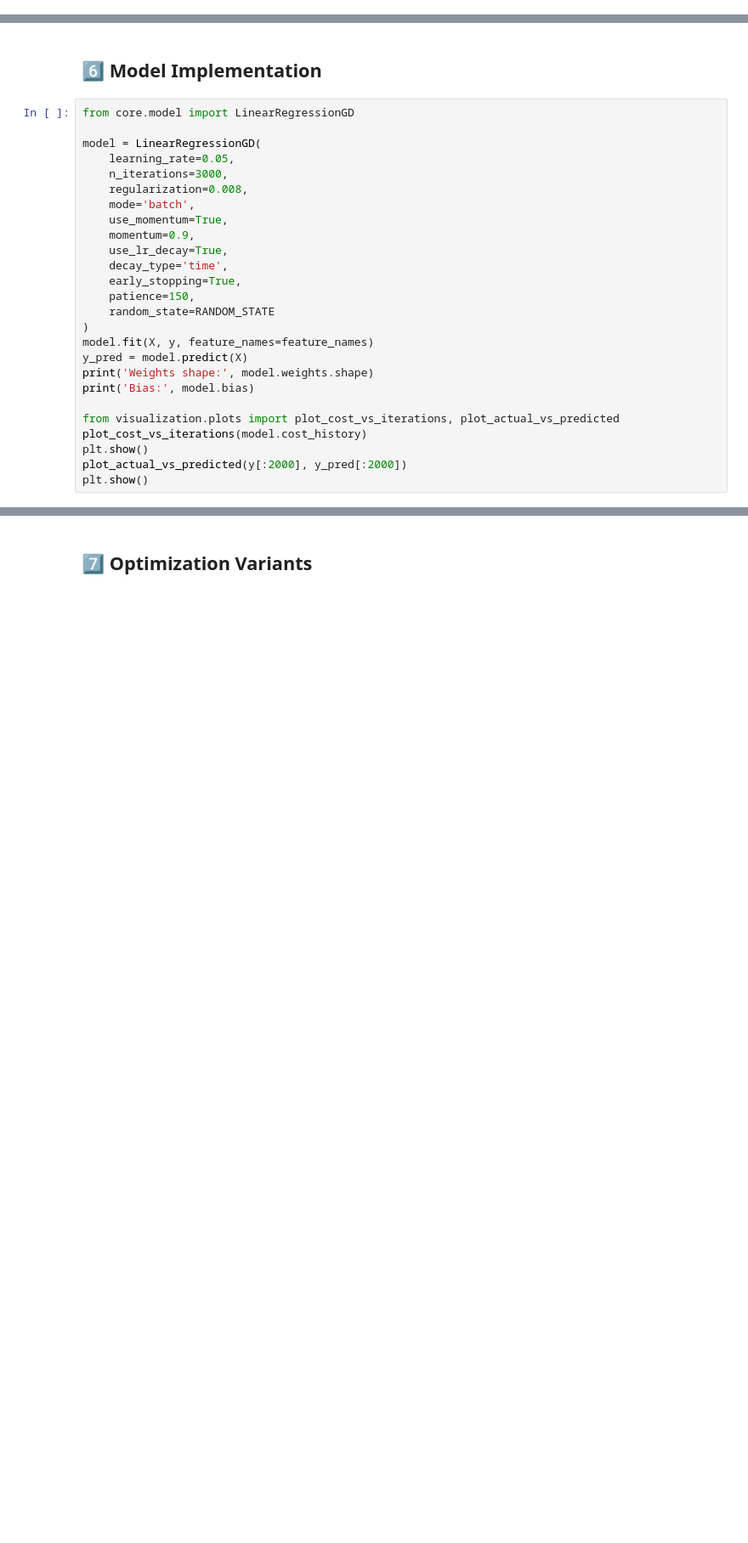
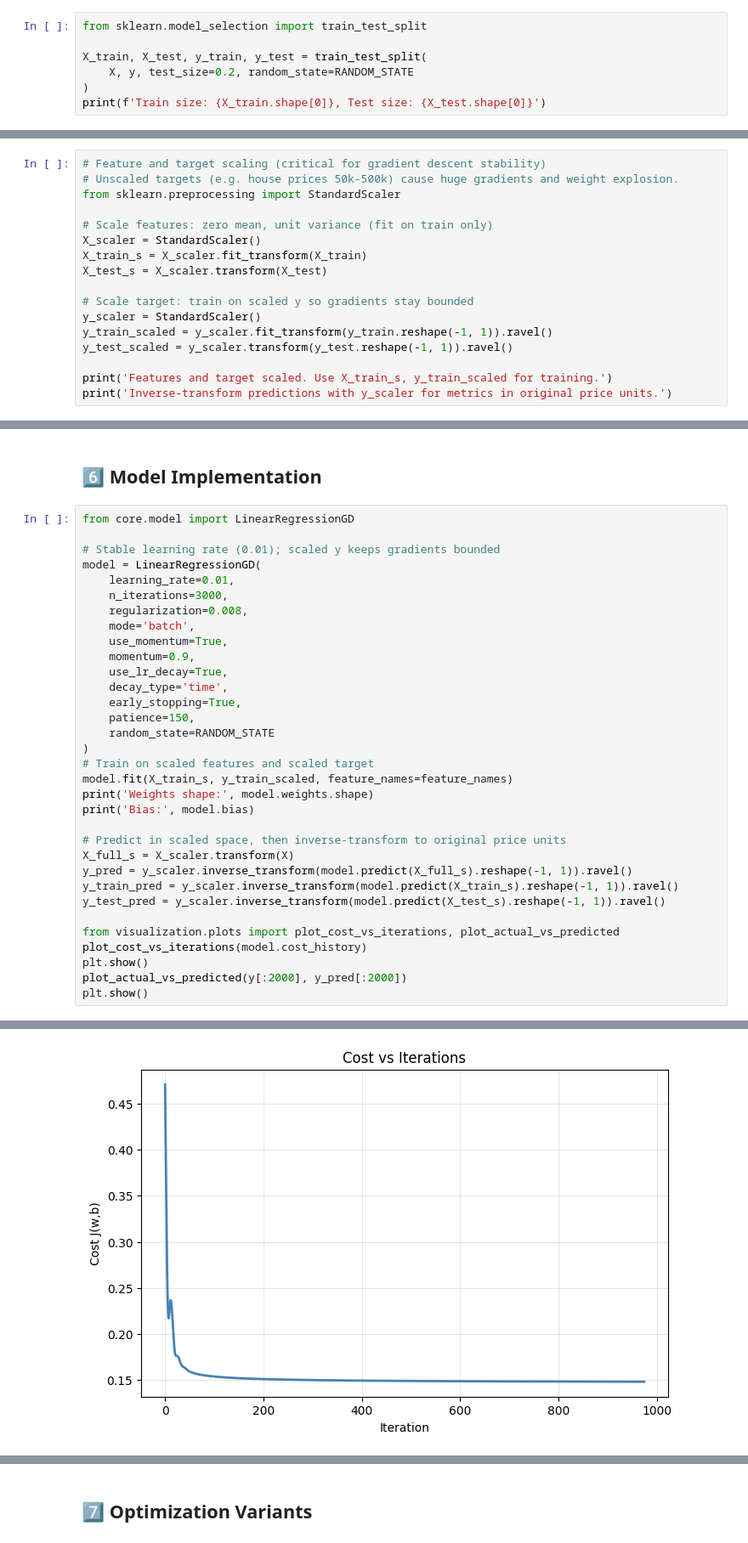
Before and after one commit to TusharND12/House-Price-Prediction, a Jupyter notebook: notebooks/SmartExplain_AI.ipynb, the cells around one changed output, grey strips where cells are left out. Shown at 85% size. Drawn from its saved outputs; the diff is of its cells as text; blank space fills up the shorter version.

```diff
--- a/notebooks/SmartExplain_AI.ipynb
+++ b/notebooks/SmartExplain_AI.ipynb
@@ -56,0 +113,7 @@ print('X shape:', X.shape)
+# %%
+from sklearn.model_selection import train_test_split
+
+X_train, X_test, y_train, y_test = train_test_split(
+    X, y, test_size=0.2, random_state=RANDOM_STATE
+)
+print(f'Train size: {X_train.shape[0]}, Test size: {X_test.shape[0]}')
@@ -56,0 +122,17 @@ print('X shape:', X.shape)
+# %%
+# Feature and target scaling (critical for gradient descent stability)
+# Unscaled targets (e.g. house prices 50k-500k) cause huge gradients and weight explosion.
+from sklearn.preprocessing import StandardScaler
+
+# Scale features: zero mean, unit variance (fit on train only)
+X_scaler = StandardScaler()
+X_train_s = X_scaler.fit_transform(X_train)
+X_test_s = X_scaler.transform(X_test)
+
+# Scale target: train on scaled y so gradients stay bounded
+y_scaler = StandardScaler()
+y_train_scaled = y_scaler.fit_transform(y_train.reshape(-1, 1)).ravel()
+y_test_scaled = y_scaler.transform(y_test.reshape(-1, 1)).ravel()
+
+print('Features and target scaled. Use X_train_s, y_train_scaled for training.')
+print('Inverse-transform predictions with y_scaler for metrics in original price units.')
@@ -59,8 +144,9 @@ print('X shape:', X.shape)
 # %%
 from core.model import LinearRegressionGD
 
+# Stable learning rate (0.01); scaled y keeps gradients bounded
 model = LinearRegressionGD(
-    learning_rate=0.05,
+    learning_rate=0.01,
     n_iterations=3000,
     regularization=0.008,
     mode='batch',
@@ -72,13 +158,20 @@ model = LinearRegressionGD(
     patience=150,
     random_state=RANDOM_STATE
 )
-model.fit(X, y, feature_names=feature_names)
-y_pred = model.predict(X)
+# Train on scaled features and scaled target
+model.fit(X_train_s, y_train_scaled, feature_names=feature_names)
 print('Weights shape:', model.weights.shape)
 print('Bias:', model.bias)
+
+# Predict in scaled space, then inverse-transform to original price units
+X_full_s = X_scaler.transform(X)
+y_pred = y_scaler.inverse_transform(model.predict(X_full_s).reshape(-1, 1)).ravel()
+y_train_pred = y_scaler.inverse_transform(model.predict(X_train_s).reshape(-1, 1)).ravel()
+y_test_pred = y_scaler.inverse_transform(model.predict(X_test_s).reshape(-1, 1)).ravel()
 
 from visualization.plots import plot_cost_vs_iterations, plot_actual_vs_predicted
 plot_cost_vs_iterations(model.cost_history)
 plt.show()
 plot_actual_vs_predicted(y[:2000], y_pred[:2000])
 plt.show()
+# %% [output]
@@ -84,0 +180 @@ plt.show()
+[figure, added]
```
Also changed, not shown: parts of 32 cells of this notebook, 13 other files.
